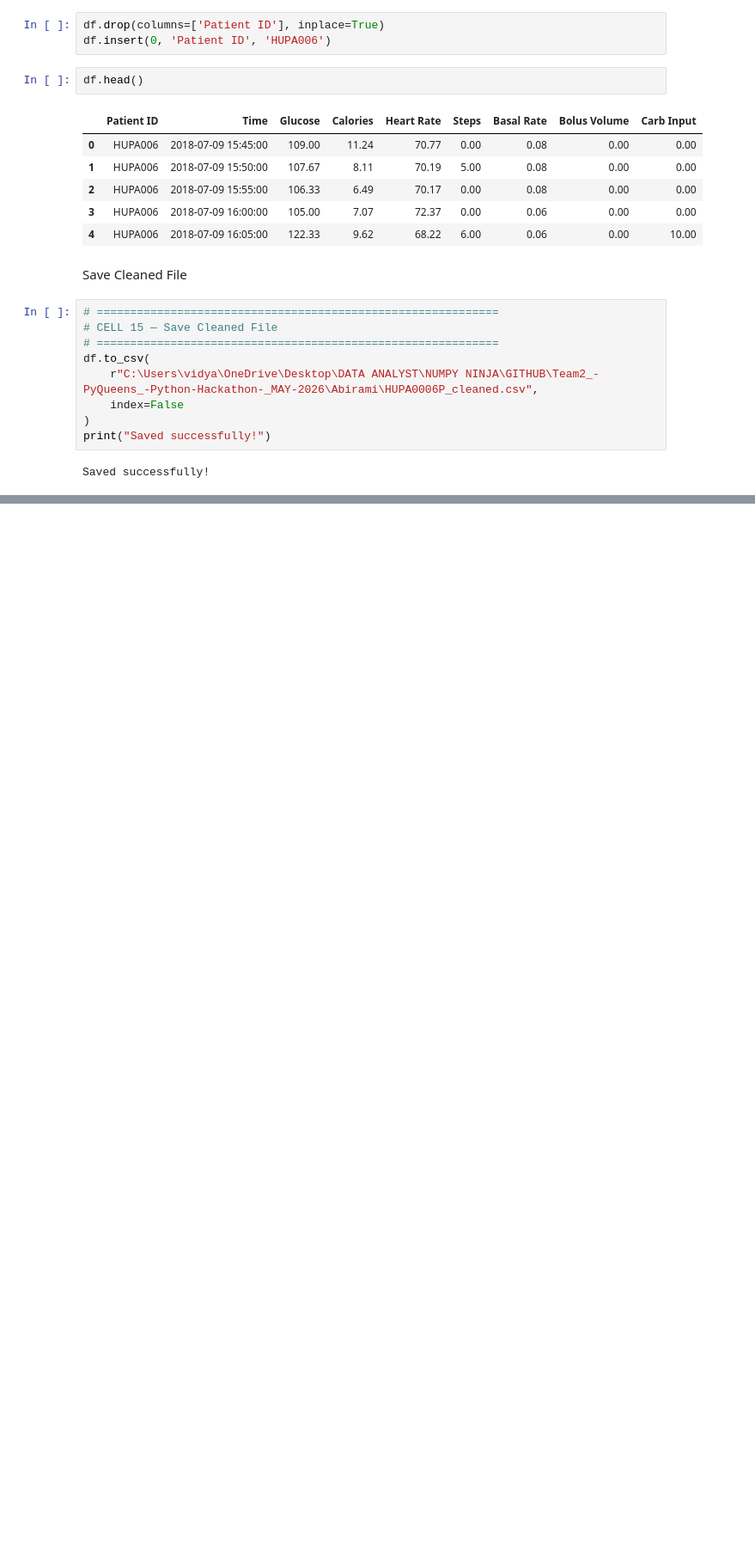
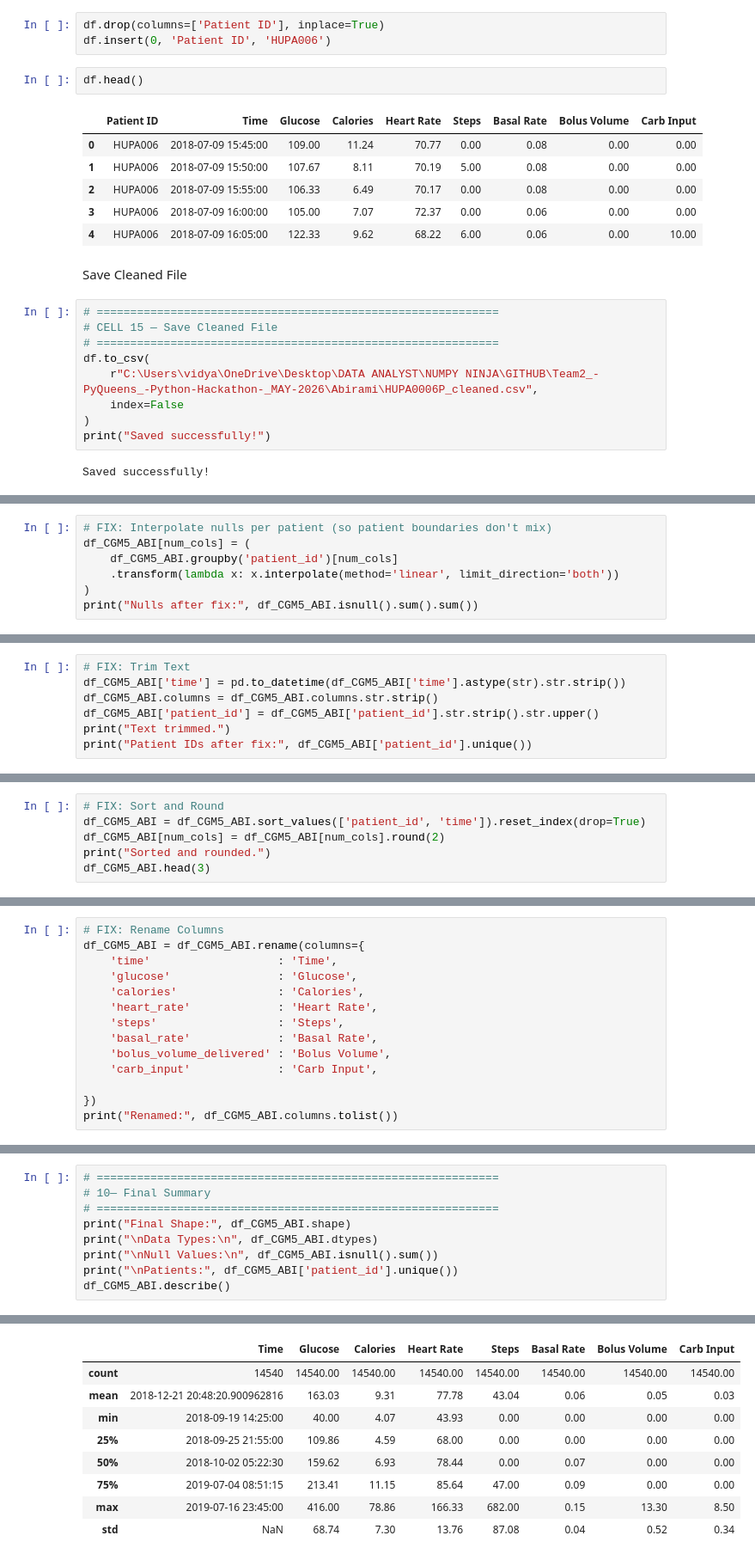
Before and after one commit to purni1986/Team2_-PyQueens_-Python-Hackathon-_MAY-2026, a Jupyter notebook: Abirami/Team 2_PyQueens_Abirami_Cleaning.ipynb, the cells around one changed output, grey strips where cells are left out. Shown at 86% size. Saved outputs shown, nothing was run; the diff lists cells and outputs as text; blank space fills up the shorter version.

```diff
--- a/Abirami/Team 2_PyQueens_Abirami_Cleaning.ipynb
+++ b/Abirami/Team 2_PyQueens_Abirami_Cleaning.ipynb
@@ -390,0 +557,7 @@ Saved successfully!
+# %%
+# FIX: Interpolate nulls per patient (so patient boundaries don't mix)
+df_CGM5_ABI[num_cols] = (
+    df_CGM5_ABI.groupby('patient_id')[num_cols]
+    .transform(lambda x: x.interpolate(method='linear', limit_direction='both'))
+)
+print("Nulls after fix:", df_CGM5_ABI.isnull().sum().sum())
@@ -390,0 +592,7 @@ Saved successfully!
+# %%
+# FIX: Trim Text
+df_CGM5_ABI['time'] = pd.to_datetime(df_CGM5_ABI['time'].astype(str).str.strip())
+df_CGM5_ABI.columns = df_CGM5_ABI.columns.str.strip()
+df_CGM5_ABI['patient_id'] = df_CGM5_ABI['patient_id'].str.strip().str.upper()
+print("Text trimmed.")
+print("Patient IDs after fix:", df_CGM5_ABI['patient_id'].unique())
@@ -390,0 +635,6 @@ Saved successfully!
+# %%
+# FIX: Sort and Round
+df_CGM5_ABI = df_CGM5_ABI.sort_values(['patient_id', 'time']).reset_index(drop=True)
+df_CGM5_ABI[num_cols] = df_CGM5_ABI[num_cols].round(2)
+print("Sorted and rounded.")
+df_CGM5_ABI.head(3)
@@ -390,0 +655,14 @@ Saved successfully!
+# %%
+# FIX: Rename Columns
+df_CGM5_ABI = df_CGM5_ABI.rename(columns={
+    'time'                   : 'Time',
+    'glucose'                : 'Glucose',
+    'calories'               : 'Calories',
+    'heart_rate'             : 'Heart Rate',
+    'steps'                  : 'Steps',
+    'basal_rate'             : 'Basal Rate',
+    'bolus_volume_delivered' : 'Bolus Volume',
+    'carb_input'             : 'Carb Input',
+
+})
+print("Renamed:", df_CGM5_ABI.columns.tolist())
@@ -390,0 +749,10 @@ Saved successfully!
+# %%
+# ============================================================
+# 10— Final Summary
+# ============================================================
+print("Final Shape:", df_CGM5_ABI.shape)
+print("\nData Types:\n", df_CGM5_ABI.dtypes)
+print("\nNull Values:\n", df_CGM5_ABI.isnull().sum())
+print("\nPatients:", df_CGM5_ABI['patient_id'].unique())
+df_CGM5_ABI.describe()
+# %% [output]
@@ -390,0 +776,9 @@ Saved successfully!
+|  | Time | Glucose | Calories | Heart Rate | Steps | Basal Rate | Bolus Volume | Carb Input |
+| count | 14540 | 14540.00 | 14540.00 | 14540.00 | 14540.00 | 14540.00 | 14540.00 | 14540.00 |
+| mean | 2018-12-21 20:48:20.900962816 | 163.03 | 9.31 | 77.78 | 43.04 | 0.06 | 0.05 | 0.03 |
+| min | 2018-09-19 14:25:00 | 40.00 | 4.07 | 43.93 | 0.00 | 0.00 | 0.00 | 0.00 |
+| 25% | 2018-09-25 21:55:00 | 109.86 | 4.59 | 68.00 | 0.00 | 0.00 | 0.00 | 0.00 |
+| 50% | 2018-10-02 05:22:30 | 159.62 | 6.93 | 78.44 | 0.00 | 0.07 | 0.00 | 0.00 |
+| 75% | 2019-07-04 08:51:15 | 213.41 | 11.15 | 85.64 | 47.00 | 0.09 | 0.00 | 0.00 |
+| max | 2019-07-16 23:45:00 | 416.00 | 78.86 | 166.33 | 682.00 | 0.15 | 13.30 | 8.50 |
+| std | NaN | 68.74 | 7.30 | 13.76 | 87.08 | 0.04 | 0.52 | 0.34 |
```
Also changed, not shown: parts of 45 cells of this notebook, 5 other files.
